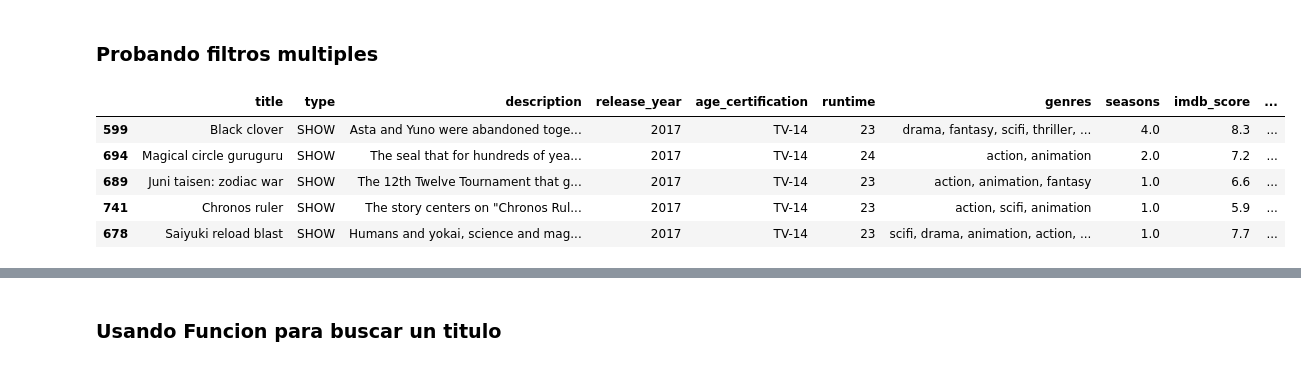
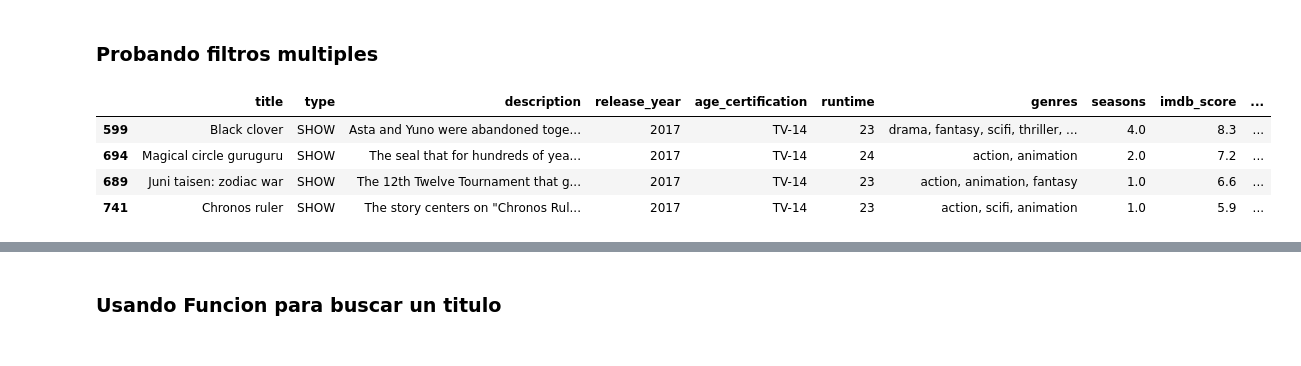
Before and after one commit to Eva02Daruma/presentacion-de-IA, a Jupyter notebook: main.ipynb, the cells around one changed output, grey strips where cells are left out. Drawn from its saved outputs; the diff is of its cells as text; code cells hidden in the pictures.

```diff
--- a/main.ipynb
+++ b/main.ipynb
@@ -323,14 +348,13 @@ filtroYear(year= "2017" , fromD="before").head(4)
 # %%
 # Este ejemplo muestra un filtro de un filtro en este caso los titulos que contienen accion dentro del filtro titulos despues del año 2017
 data = pd.DataFrame( multicontainsFun(tipoStr='action', column='genres'))
-mdfiltroYear(year= "2017" , fromD="after",data=data).head()
+mdfiltroYear(year= "2017" , fromD="after",data=data).head(4)
 # %% [output]
 |  | title | type | description | release_year | age_certification | runtime | genres | seasons | imdb_score | ... |
 | 599 | Black clover | SHOW | Asta and Yuno were abandoned toge... | 2017 | TV-14 | 23 | drama, fantasy, scifi, thriller, ... | 4.0 | 8.3 | ... |
 | 694 | Magical circle guruguru | SHOW | The seal that for hundreds of yea... | 2017 | TV-14 | 24 | action, animation | 2.0 | 7.2 | ... |
 | 689 | Juni taisen: zodiac war | SHOW | The 12th Twelve Tournament that g... | 2017 | TV-14 | 23 | action, animation, fantasy | 1.0 | 6.6 | ... |
 | 741 | Chronos ruler | SHOW | The story centers on "Chronos Rul... | 2017 | TV-14 | 23 | action, scifi, animation | 1.0 | 5.9 | ... |
-| 678 | Saiyuki reload blast | SHOW | Humans and yokai, science and mag... | 2017 | TV-14 | 23 | scifi, drama, animation, action, ... | 1.0 | 7.7 | ... |
 # %%
 # Este ejemplo muestra un filtro de un filtro en este caso los titulos que contienen solo el genero de accion dentro del filtro titulos despues del año 2017
 data = solocontainsFun(tipoStr='action', column='genres')
```
Also changed, not shown: parts of 12 cells of this notebook.
